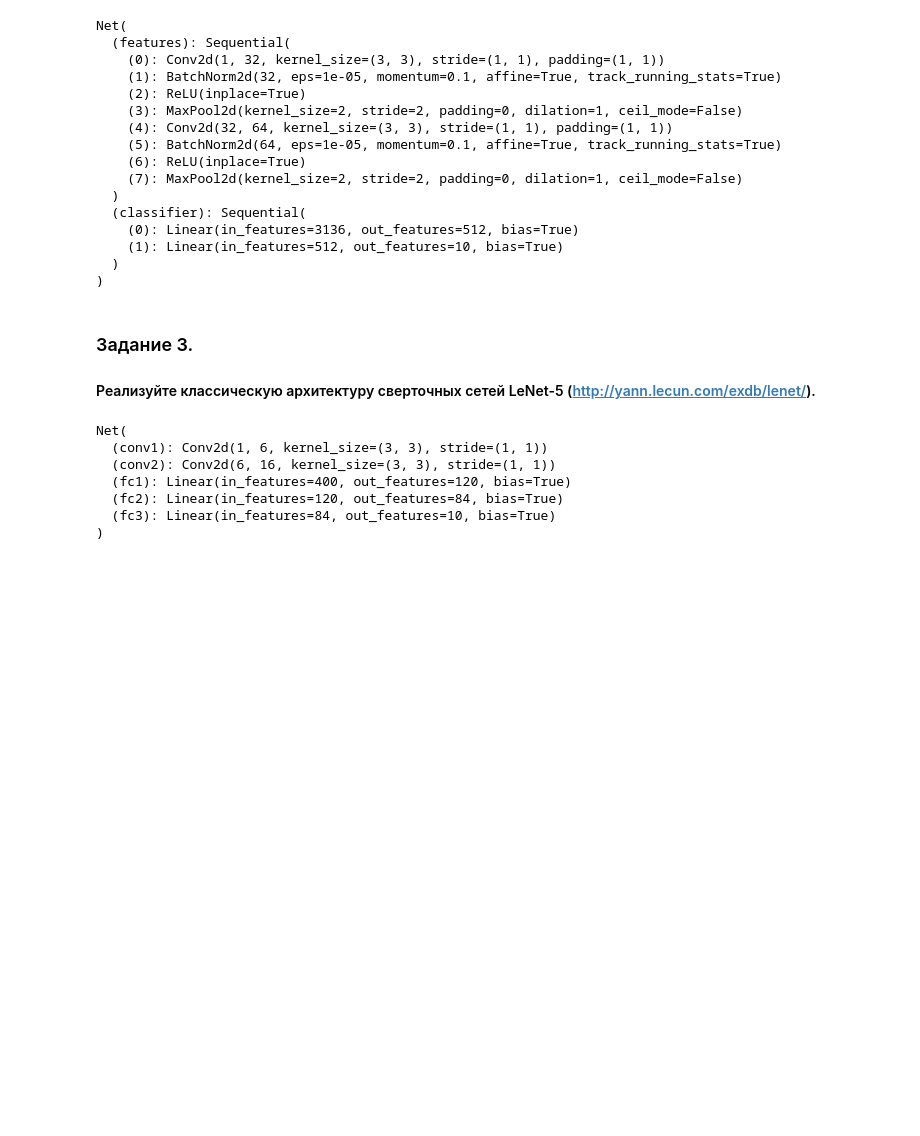
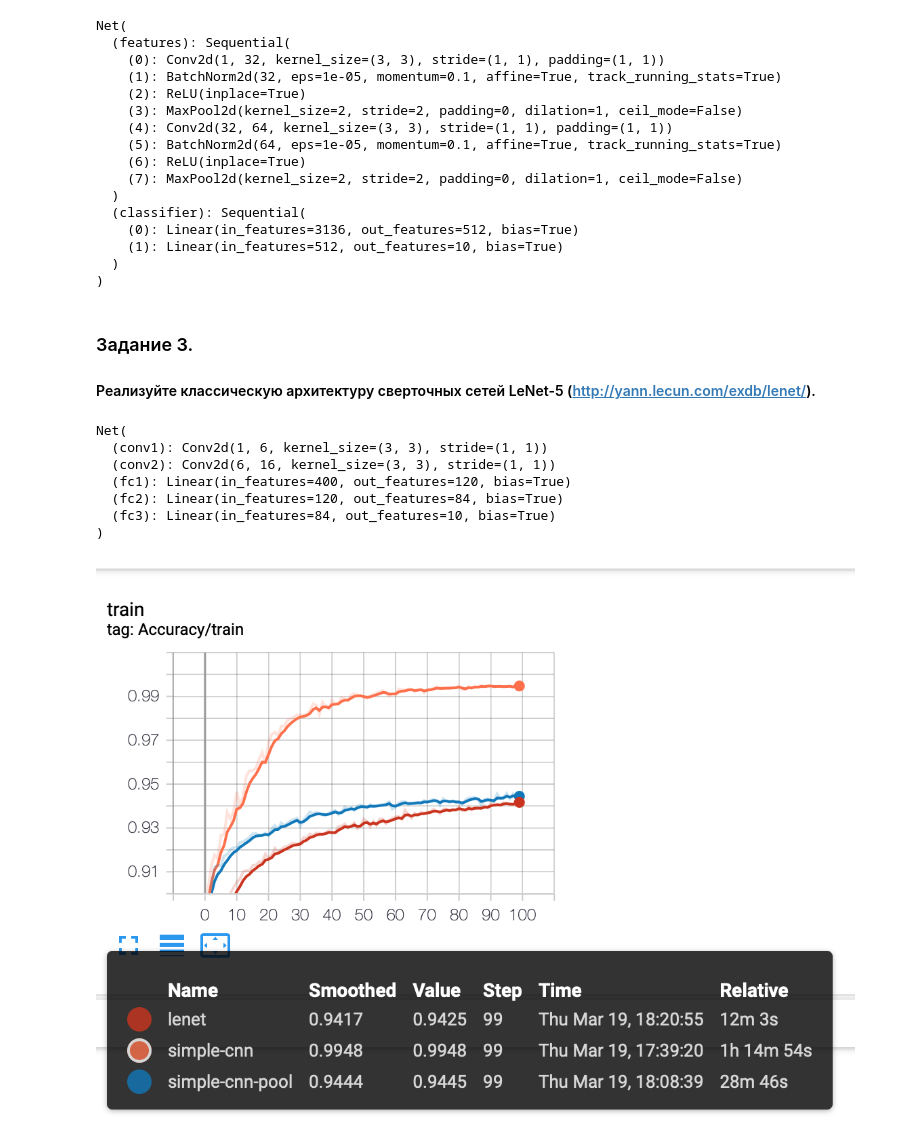
Before and after one commit to AliaksandrStasiuk/master_machine_learning_2, a Jupyter notebook: 3/Pipeline.ipynb, the cells around one changed output. Drawn from its saved outputs; the diff is of its cells as text; code cells hidden in the pictures; blank space fills up the shorter version.

Commit message:
Add images to .ipynb

```diff
--- a/3/Pipeline.ipynb
+++ b/3/Pipeline.ipynb
@@ -322,3 +322,8 @@ model.eval()
 
 accuracy = calculate_accuracy(model, train_loader, device)
 logs_writer.add_scalar('Accuracy/test', accuracy, 0)
+# %%
+from IPython.display import Image
+Image(filename='images/AccuracyVal.png')
+# %% [output]
+[figure, added]
```
Also changed, not shown: parts of 1 cell of this notebook, 2 other files.
